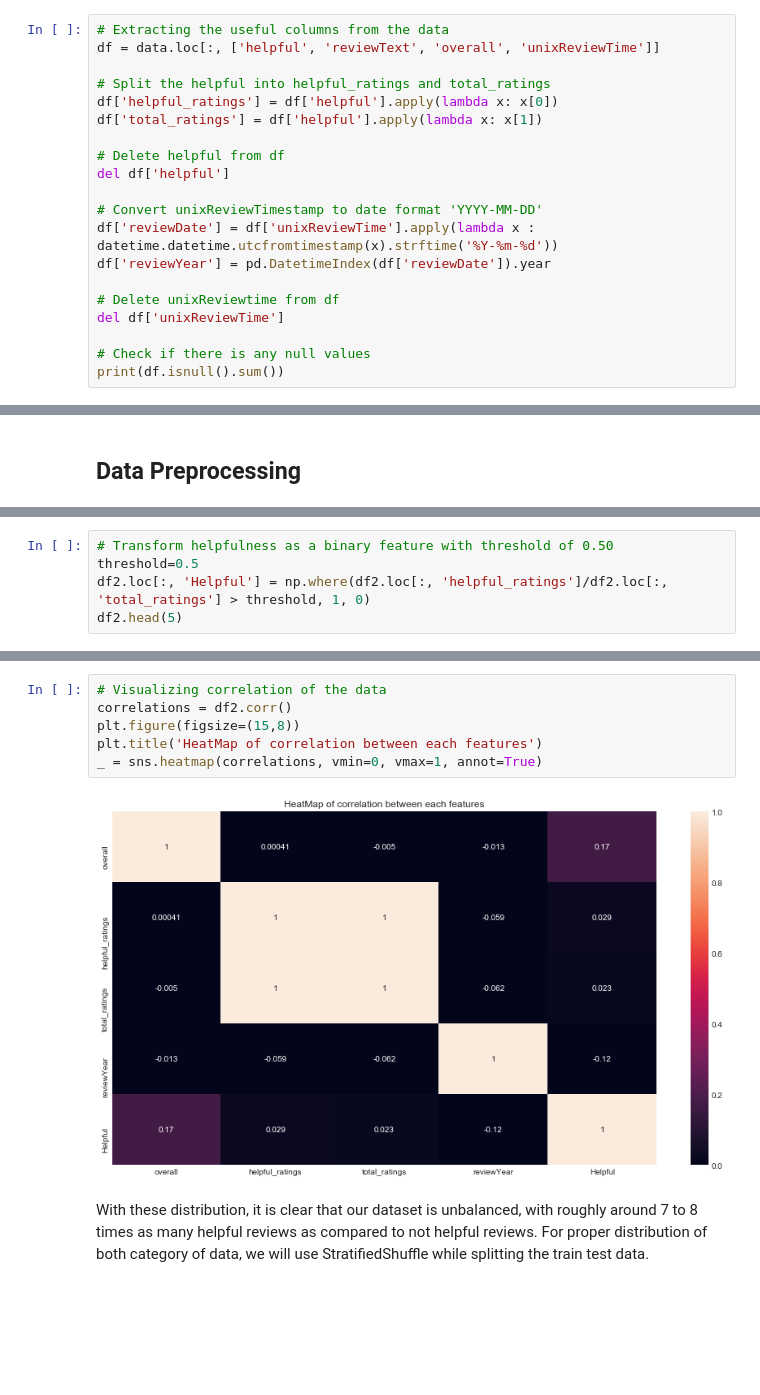
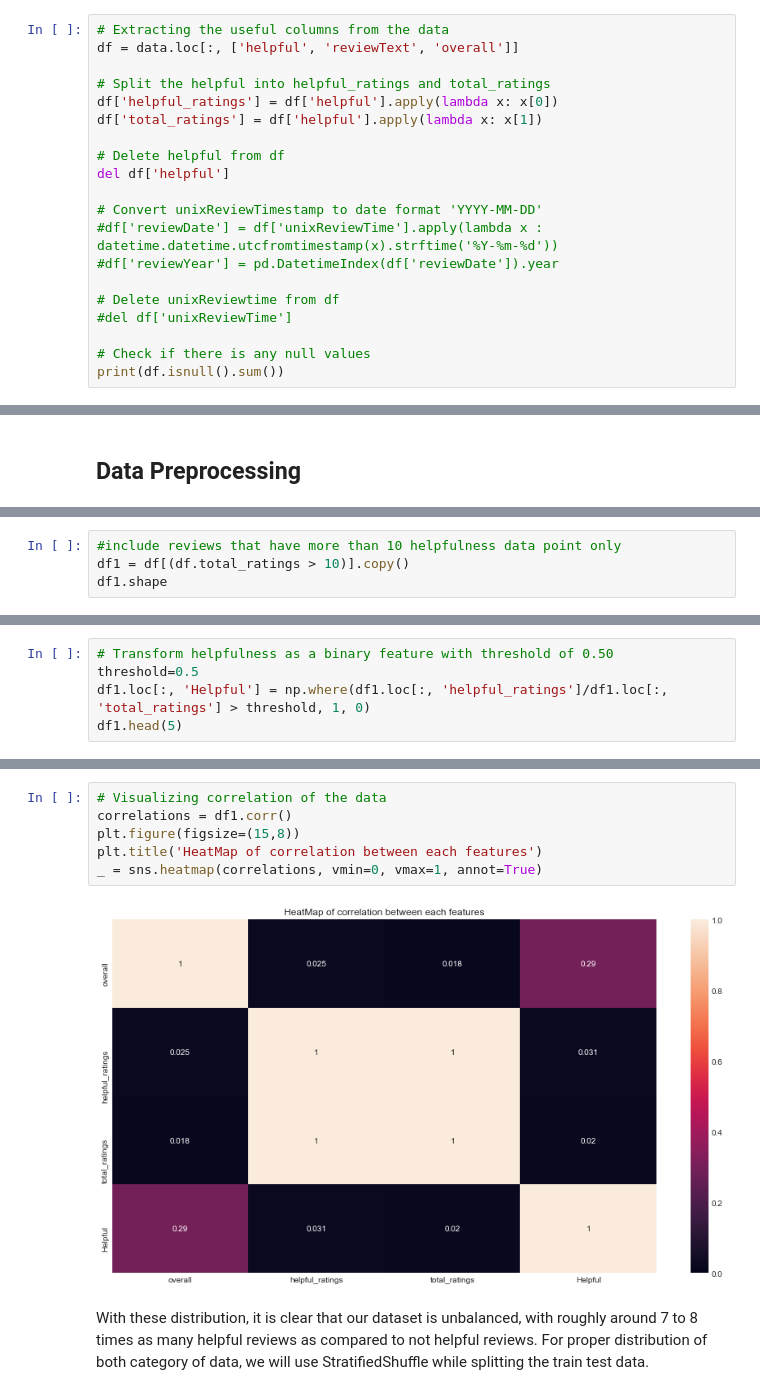
Before and after one commit to subhashree-ai/amazon-review-helpfulness-prediction, a Jupyter notebook: notebooks/amazon_review_helpfulness_prediction_analysis.ipynb, the cells around one changed output, grey strips where cells are left out. Drawn from its saved outputs; the diff is of its cells as text; blank space fills up the shorter version.

```diff
--- a/notebooks/amazon_review_helpfulness_prediction_analysis.ipynb
+++ b/notebooks/amazon_review_helpfulness_prediction_analysis.ipynb
@@ -71,7 +71,7 @@ As per the problem statement of the project, lets extract the useful information
 4. 'unixReviewTime. In case if we would like to give importance to review based on review date, preferring new review over old review.
 # %%
 # Extracting the useful columns from the data
-df = data.loc[:, ['helpful', 'reviewText', 'overall', 'unixReviewTime']]
+df = data.loc[:, ['helpful', 'reviewText', 'overall']]
 
 # Split the helpful into helpful_ratings and total_ratings
 df['helpful_ratings'] = df['helpful'].apply(lambda x: x[0])
@@ -81,11 +81,11 @@ df['total_ratings'] = df['helpful'].apply(lambda x: x[1])
 del df['helpful']
 
 # Convert unixReviewTimestamp to date format 'YYYY-MM-DD'
-df['reviewDate'] = df['unixReviewTime'].apply(lambda x : datetime.datetime.utcfromtimestamp(x).strftime('%Y-%m-%d'))
-df['reviewYear'] = pd.DatetimeIndex(df['reviewDate']).year
+#df['reviewDate'] = df['unixReviewTime'].apply(lambda x : datetime.datetime.utcfromtimestamp(x).strftime('%Y-%m-%d'))
+#df['reviewYear'] = pd.DatetimeIndex(df['reviewDate']).year
 
 # Delete unixReviewtime from df
-del df['unixReviewTime']
+#del df['unixReviewTime']
 
 # Check if there is any null values
 print(df.isnull().sum())
@@ -196,0 +182,4 @@ df2.shape
+# %%
+#include reviews that have more than 10 helpfulness data point only
+df1 = df[(df.total_ratings > 10)].copy()
+df1.shape
@@ -197,6 +188,6 @@ df2.shape
 # %%
 # Transform helpfulness as a binary feature with threshold of 0.50
 threshold=0.5
-df2.loc[:, 'Helpful'] = np.where(df2.loc[:, 'helpful_ratings']/df2.loc[:, 'total_ratings'] > threshold, 1, 0)
-df2.head(5)
+df1.loc[:, 'Helpful'] = np.where(df1.loc[:, 'helpful_ratings']/df1.loc[:, 'total_ratings'] > threshold, 1, 0)
+df1.head(5)
 # %% [output]
@@ -223,11 +214,11 @@ sns.pairplot(df2)
 # %%
 # Visualizing correlation of the data
-correlations = df2.corr()
+correlations = df1.corr()
 plt.figure(figsize=(15,8))
 plt.title('HeatMap of correlation between each features')
 _ = sns.heatmap(correlations, vmin=0, vmax=1, annot=True)
 # %% [output]
-[figure, old version]
+[figure, new version]
 # %% [markdown]
 With these distribution, it is clear that our dataset is unbalanced, with roughly around 7 to 8 times as many helpful reviews as compared to not helpful reviews. For proper distribution of both category of data, we will use StratifiedShuffle while splitting the train test data.
 # %% [markdown]
```
Also changed, not shown: parts of 62 cells of this notebook.
